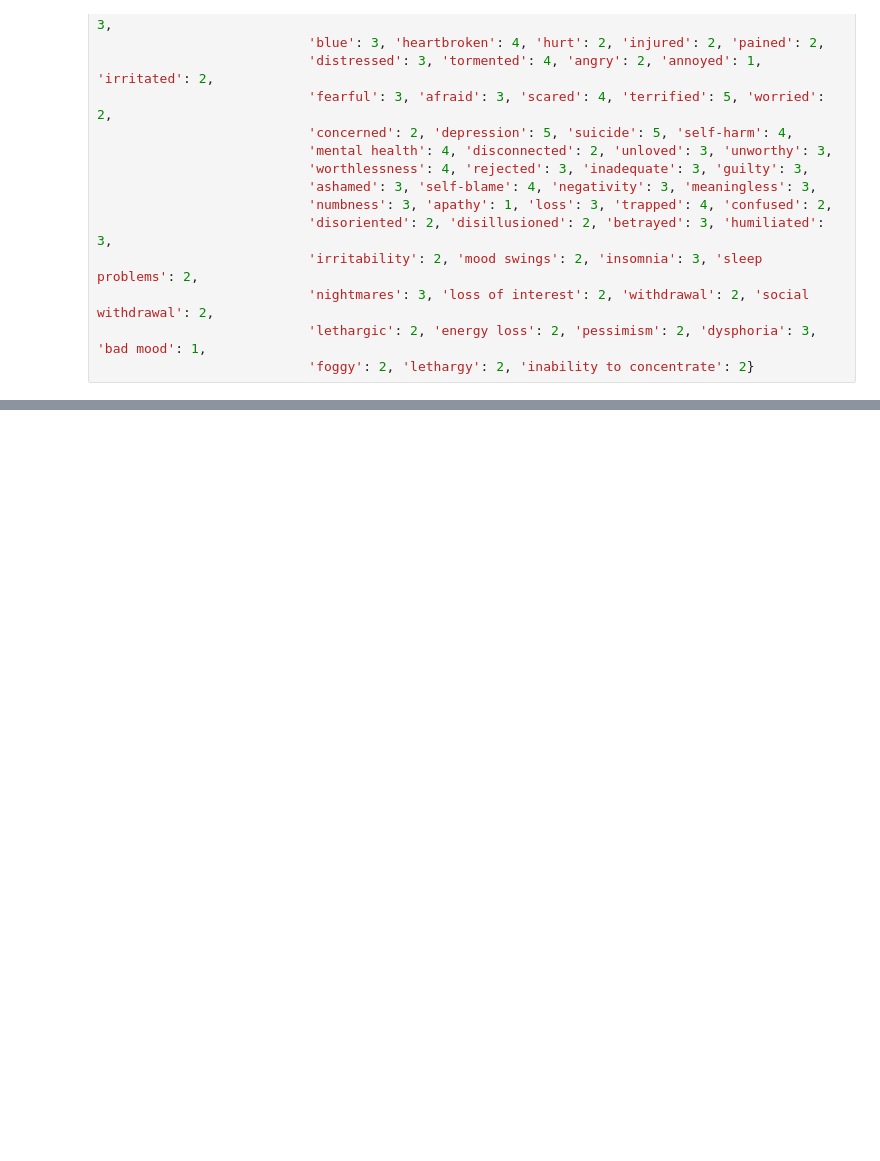
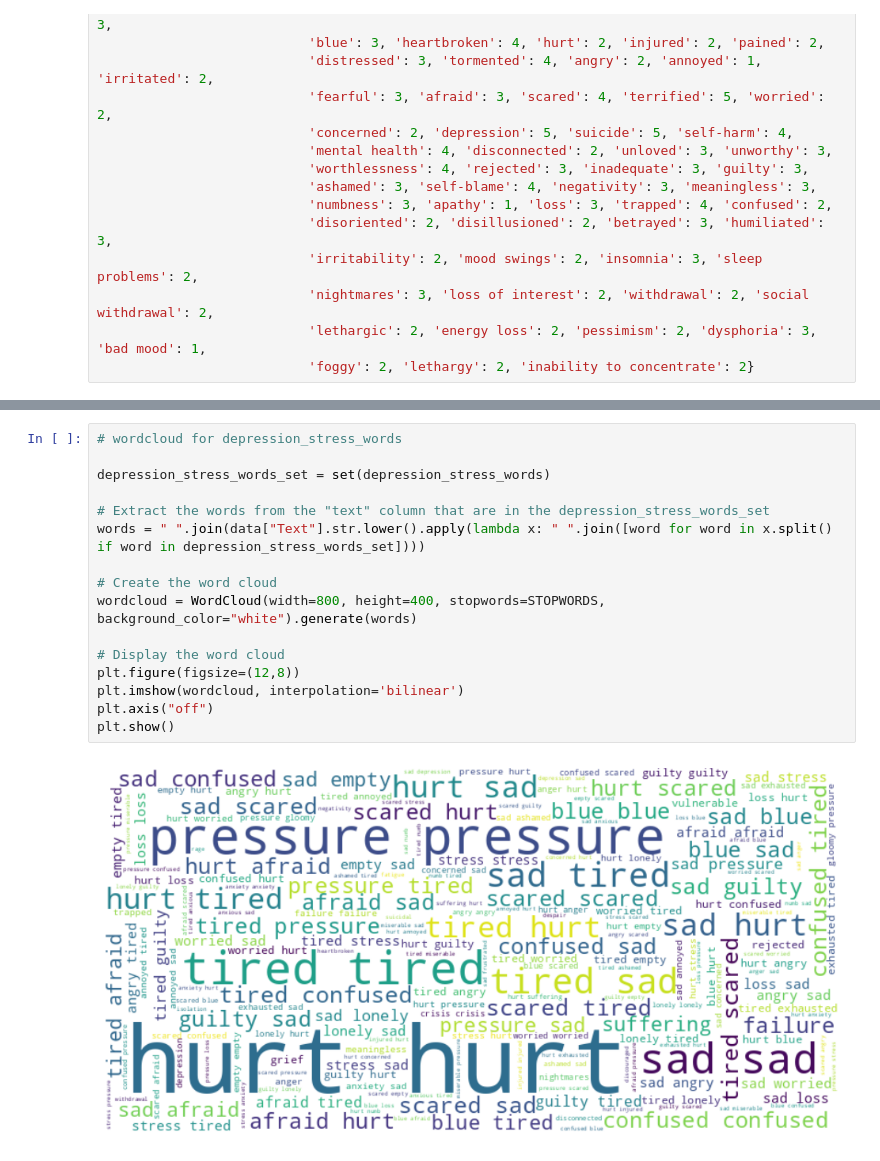
Before and after one commit to Chrisiscool3/LSDMSpring23, a Jupyter notebook: wordcloud.ipynb, the cells around one changed output, grey strips where cells are left out. Cells and saved outputs as stored; diff of their text form; blank space fills up the shorter version.

```diff
--- a/wordcloud.ipynb
+++ b/wordcloud.ipynb
@@ -112,0 +105,18 @@ plt.imshow(wordcloud2)
+# %%
+# wordcloud for depression_stress_words
+
+depression_stress_words_set = set(depression_stress_words)
+
+# Extract the words from the "text" column that are in the depression_stress_words_set
+words = " ".join(data["Text"].str.lower().apply(lambda x: " ".join([word for word in x.split() if word in depression_stress_words_set])))
+
+# Create the word cloud
+wordcloud = WordCloud(width=800, height=400, stopwords=STOPWORDS, background_color="white").generate(words)
+
+# Display the word cloud
+plt.figure(figsize=(12,8))
+plt.imshow(wordcloud, interpolation='bilinear')
+plt.axis("off")
+plt.show()
+# %% [output]
+[figure, added]
```
Also changed, not shown: parts of 4 cells of this notebook.
